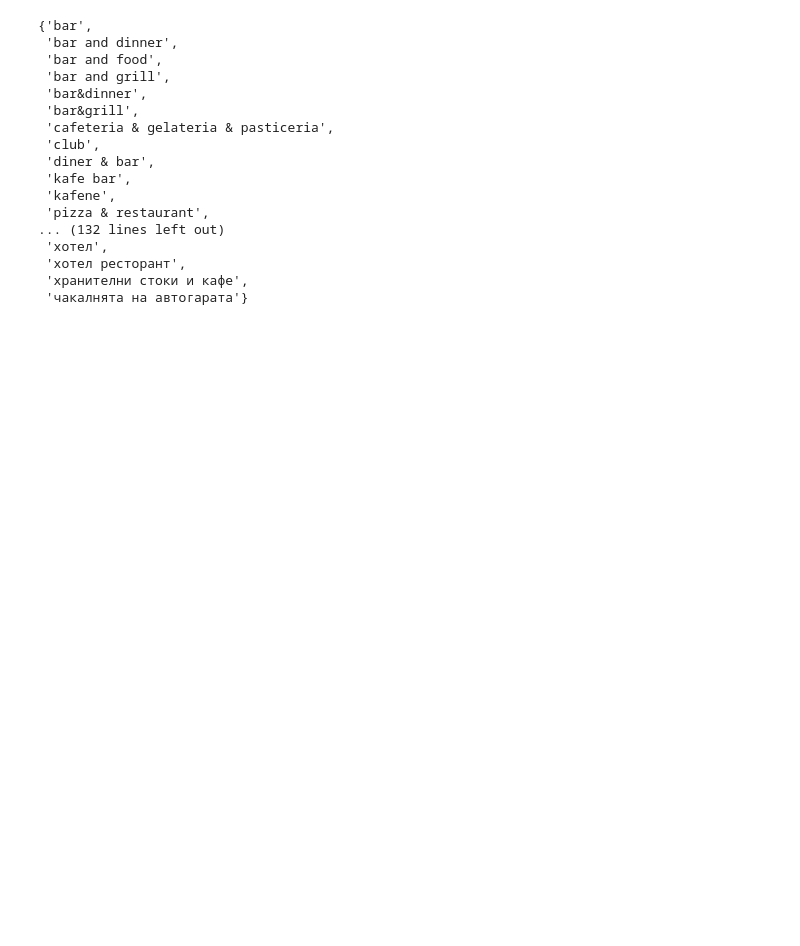
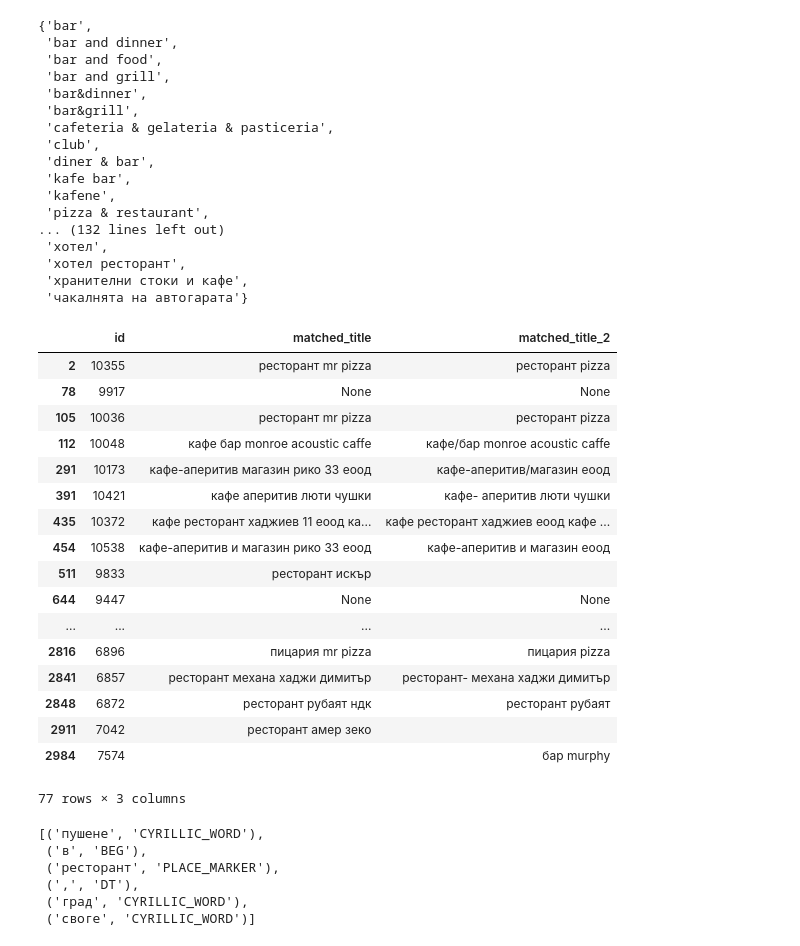
Before and after one commit to ViktorMarinov/no-smoke-search, a Jupyter notebook: ner/Extract from Description and Title.ipynb, the cells around one changed output. Drawn from its saved outputs; the diff is of its cells as text; code cells hidden in the pictures; blank space fills up the shorter version.

```diff
--- a/ner/Extract from Description and Title.ipynb
+++ b/ner/Extract from Description and Title.ipynb
@@ -137,0 +190,21 @@ df_sample['matched_title_2'] = df_sample['title'].apply(find_name)
+# %%
+df_sample[df_sample.matched_title != df_sample.matched_title_2][['id', 'matched_title', 'matched_title_2']]
+# %% [output]
+|  | id | matched_title | matched_title_2 |
+| 2 | 10355 | ресторант mr pizza | ресторант pizza |
+| 78 | 9917 | None | None |
+| 105 | 10036 | ресторант mr pizza | ресторант pizza |
+| 112 | 10048 | кафе бар monroe acoustic caffe | кафе/бар monroe acoustic caffe |
+| 291 | 10173 | кафе-аперитив магазин рико 33 еоод | кафе-аперитив/магазин еоод |
+| 391 | 10421 | кафе аперитив люти чушки | кафе- аперитив люти чушки |
+| 435 | 10372 | кафе ресторант хаджиев 11 еоод ка... | кафе ресторант хаджиев еоод кафе ... |
+| 454 | 10538 | кафе-аперитив и магазин рико 33 еоод | кафе-аперитив и магазин еоод |
+| 511 | 9833 | ресторант искър |  |
+| 644 | 9447 | None | None |
+| ... | ... | ... | ... |
+| 2816 | 6896 | пицария mr pizza | пицария pizza |
+| 2841 | 6857 | ресторант механа хаджи димитър | ресторант- механа хаджи димитър |
+| 2848 | 6872 | ресторант рубаят ндк | ресторант рубаят |
+| 2911 | 7042 | ресторант амер зеко |  |
+| 2984 | 7574 |  | бар murphy |
+77 rows × 3 columns
@@ -137,0 +213,16 @@ df_sample['matched_title_2'] = df_sample['title'].apply(find_name)
+# %%
+title = 'Пушене в ресторант \'Искър\', град Своге'.lower()
+tokens = tokenize2(title)
+tree = chuncker.parse(tokens)
+chunk_tree = [get_words(t) for t in tree if type(t) is Tree]
+flattened = sum(chunk_tree, [])
+filtered = [w for w in flattened if w != "в"]
+
+tokens
+# %% [output]
+[('пушене', 'CYRILLIC_WORD'),
+ ('в', 'BEG'),
+ ('ресторант', 'PLACE_MARKER'),
+ (',', 'DT'),
+ ('град', 'CYRILLIC_WORD'),
+ ('своге', 'CYRILLIC_WORD')]
```
Also changed, not shown: parts of 18 cells of this notebook, 1 other file.
